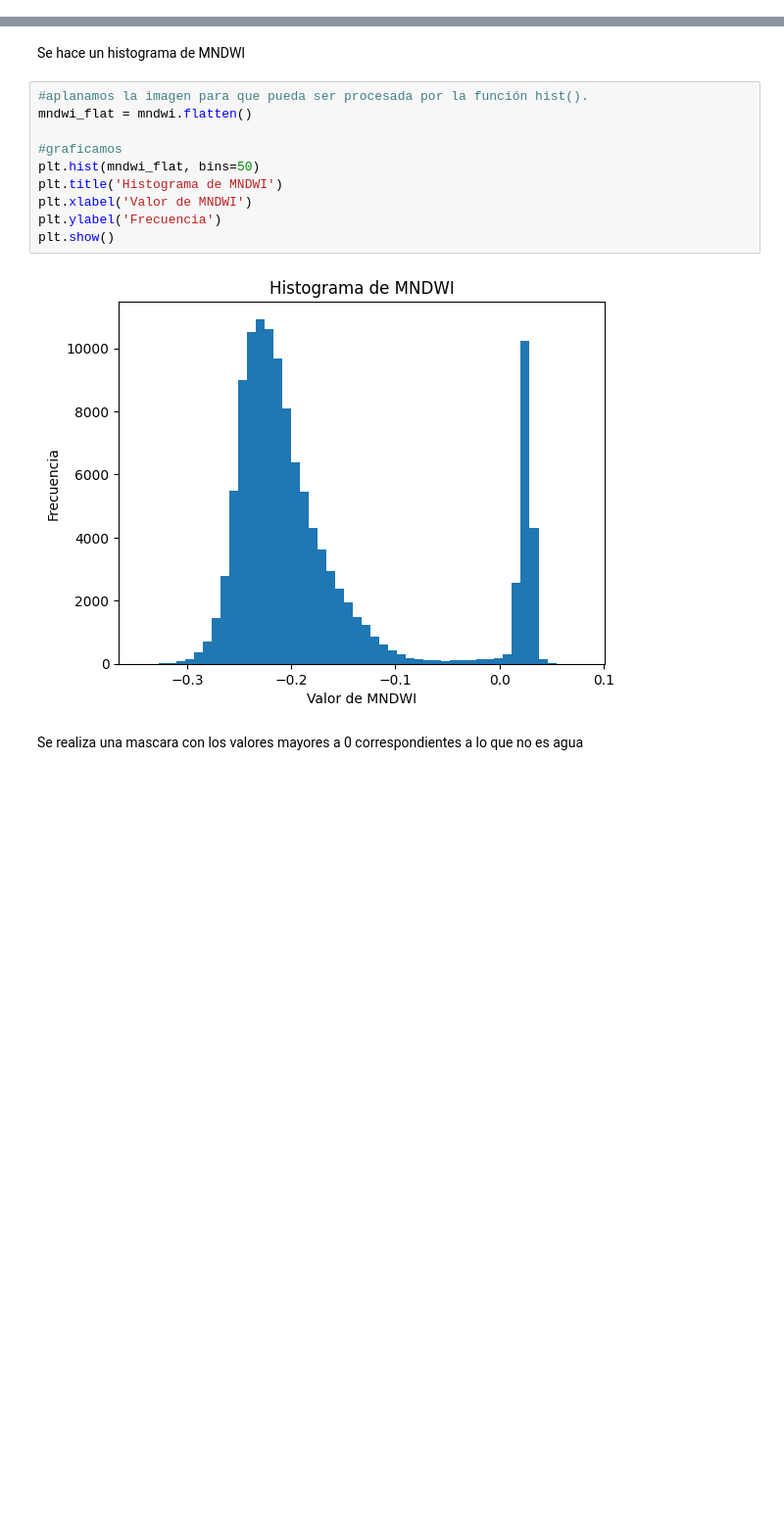
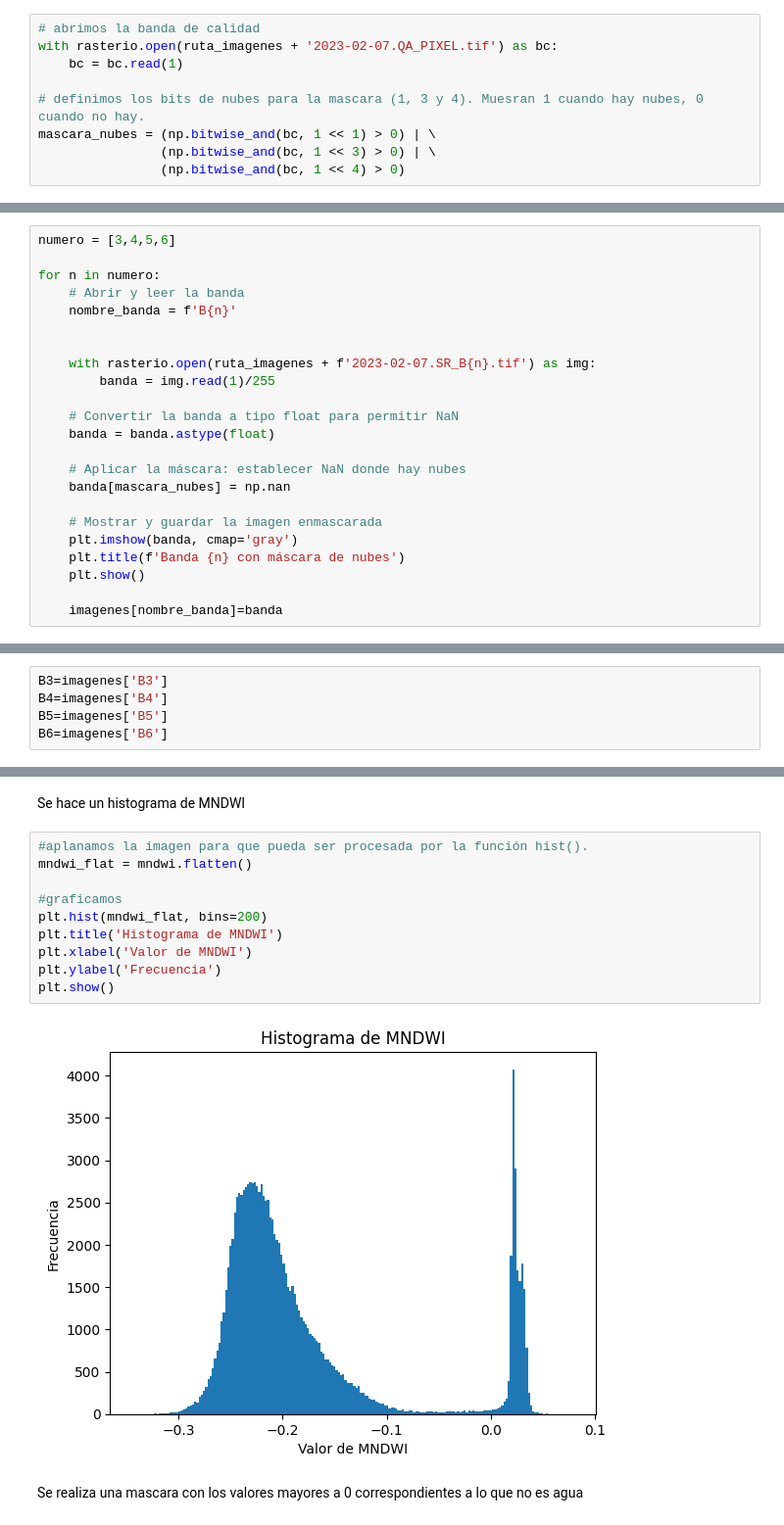
Before and after one commit to escalanteg/TF-Planning, a Jupyter notebook: TF_Escalante.ipynb, the cells around one changed output, grey strips where cells are left out. Shown at 98% size. Saved outputs shown, nothing was run; the diff lists cells and outputs as text; blank space fills up the shorter version.

```diff
--- a/TF_Escalante.ipynb
+++ b/TF_Escalante.ipynb
@@ -181,0 +162,9 @@ formato:GTiff
+# %%
+# abrimos la banda de calidad
+with rasterio.open(ruta_imagenes + '2023-02-07.QA_PIXEL.tif') as bc:
+    bc = bc.read(1)
+
+# definimos los bits de nubes para la mascara (1, 3 y 4). Muesran 1 cuando hay nubes, 0 cuando no hay.
+mascara_nubes = (np.bitwise_and(bc, 1 << 1) > 0) | \
+                (np.bitwise_and(bc, 1 << 3) > 0) | \
+                (np.bitwise_and(bc, 1 << 4) > 0)
@@ -181,0 +173,23 @@ formato:GTiff
+# %%
+numero = [3,4,5,6]
+
+for n in numero:
+    # Abrir y leer la banda
+    nombre_banda = f'B{n}'
+
+
+    with rasterio.open(ruta_imagenes + f'2023-02-07.SR_B{n}.tif') as img:
+        banda = img.read(1)/255
+
+    # Convertir la banda a tipo float para permitir NaN
+    banda = banda.astype(float)
+
+    # Aplicar la máscara: establecer NaN donde hay nubes
+    banda[mascara_nubes] = np.nan
+
+    # Mostrar y guardar la imagen enmascarada
+    plt.imshow(banda, cmap='gray')
+    plt.title(f'Banda {n} con máscara de nubes')
+    plt.show()
+
+    imagenes[nombre_banda]=banda
@@ -182,3 +203,8 @@ formato:GTiff
+# %%
+B3=imagenes['B3']
+B4=imagenes['B4']
+B5=imagenes['B5']
+B6=imagenes['B6']
 # %% [markdown]
 Se calcula NDVI. Graficamos (escala entre el minimo y maximo de la imagen)
 # %%
@@ -210,15 +236,15 @@ Se hace un histograma de MNDWI
 # %%
 #aplanamos la imagen para que pueda ser procesada por la función hist().
 mndwi_flat = mndwi.flatten()
 
 #graficamos
-plt.hist(mndwi_flat, bins=50)
+plt.hist(mndwi_flat, bins=200)
 plt.title('Histograma de MNDWI')
 plt.xlabel('Valor de MNDWI')
 plt.ylabel('Frecuencia')
 plt.show()
 # %% [output]
-[figure, old version]
+[figure, new version]
 # %% [markdown]
 Se realiza una mascara con los valores mayores a 0 correspondientes a lo que no es agua
 # %%
```
Also changed, not shown: parts of 15 cells of this notebook.
